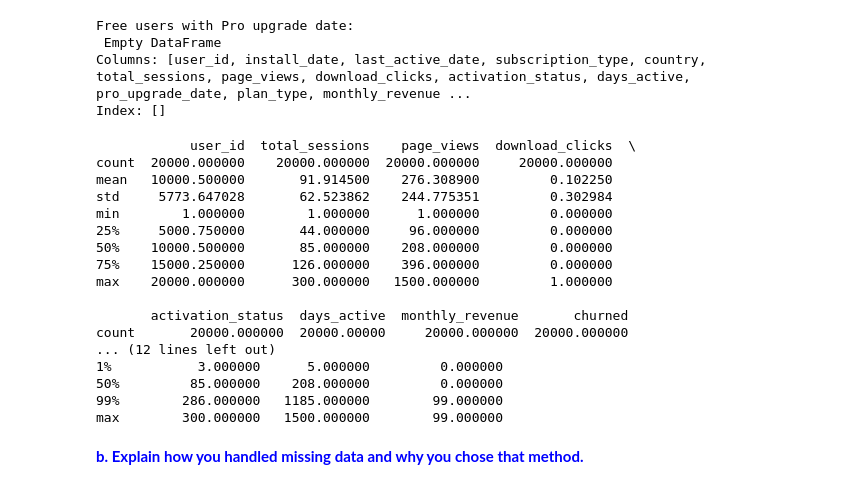
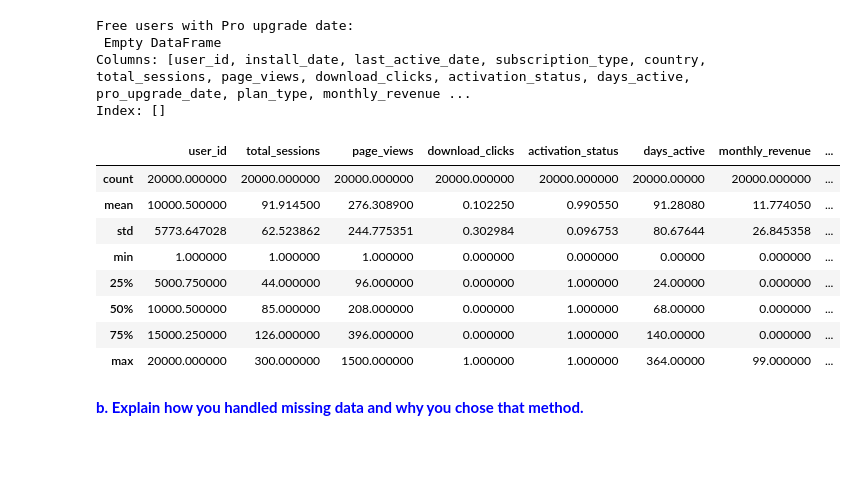
Before and after one commit to Rasel-25/Python-Library, a Jupyter notebook: Pyhon for Data Analysis/WppoolGrowthData.ipynb, the cells around one changed output. Saved outputs shown, nothing was run; the diff lists cells and outputs as text; code cells hidden in the pictures; blank space fills up the shorter version.

```diff
--- a/Pyhon for Data Analysis/WppoolGrowthData.ipynb
+++ b/Pyhon for Data Analysis/WppoolGrowthData.ipynb
@@ -128,28 +130,17 @@ Columns: [user_id, install_date, last_active_date, subscription_type, country, t
 Index: []
 # %%
 # Detect outliers using summary statistics
-print(df.describe())
-
-# Check extreme values for key columns
-print(df[["total_sessions", "page_views", "monthly_revenue"]].describe(percentiles=[0.01, 0.99]))
+df.describe()
 # %% [output]
-            user_id  total_sessions    page_views  download_clicks  \
-count  20000.000000    20000.000000  20000.000000     20000.000000
-mean   10000.500000       91.914500    276.308900         0.102250
-std     5773.647028       62.523862    244.775351         0.302984
-min        1.000000        1.000000      1.000000         0.000000
-25%     5000.750000       44.000000     96.000000         0.000000
-50%    10000.500000       85.000000    208.000000         0.000000
-75%    15000.250000      126.000000    396.000000         0.000000
-max    20000.000000      300.000000   1500.000000         1.000000
-
-       activation_status  days_active  monthly_revenue       churned
-count       20000.000000  20000.00000     20000.000000  20000.000000
-... (12 lines left out)
-1%           3.000000      5.000000         0.000000
-50%         85.000000    208.000000         0.000000
-99%        286.000000   1185.000000        99.000000
-max        300.000000   1500.000000        99.000000
+|  | user_id | total_sessions | page_views | download_clicks | activation_status | days_active | monthly_revenue | ... |
+| count | 20000.000000 | 20000.000000 | 20000.000000 | 20000.000000 | 20000.000000 | 20000.00000 | 20000.000000 | ... |
+| mean | 10000.500000 | 91.914500 | 276.308900 | 0.102250 | 0.990550 | 91.28080 | 11.774050 | ... |
+| std | 5773.647028 | 62.523862 | 244.775351 | 0.302984 | 0.096753 | 80.67644 | 26.845358 | ... |
+| min | 1.000000 | 1.000000 | 1.000000 | 0.000000 | 0.000000 | 0.00000 | 0.000000 | ... |
+| 25% | 5000.750000 | 44.000000 | 96.000000 | 0.000000 | 1.000000 | 24.00000 | 0.000000 | ... |
+| 50% | 10000.500000 | 85.000000 | 208.000000 | 0.000000 | 1.000000 | 68.00000 | 0.000000 | ... |
+| 75% | 15000.250000 | 126.000000 | 396.000000 | 0.000000 | 1.000000 | 140.00000 | 0.000000 | ... |
+| max | 20000.000000 | 300.000000 | 1500.000000 | 1.000000 | 1.000000 | 364.00000 | 99.000000 | ... |
 # %% [markdown]
 <font color='blue'> **b. Explain how you handled missing data and why you chose that method.** <font>
 # %% [markdown]
```
Also changed, not shown: parts of 51 cells of this notebook.
